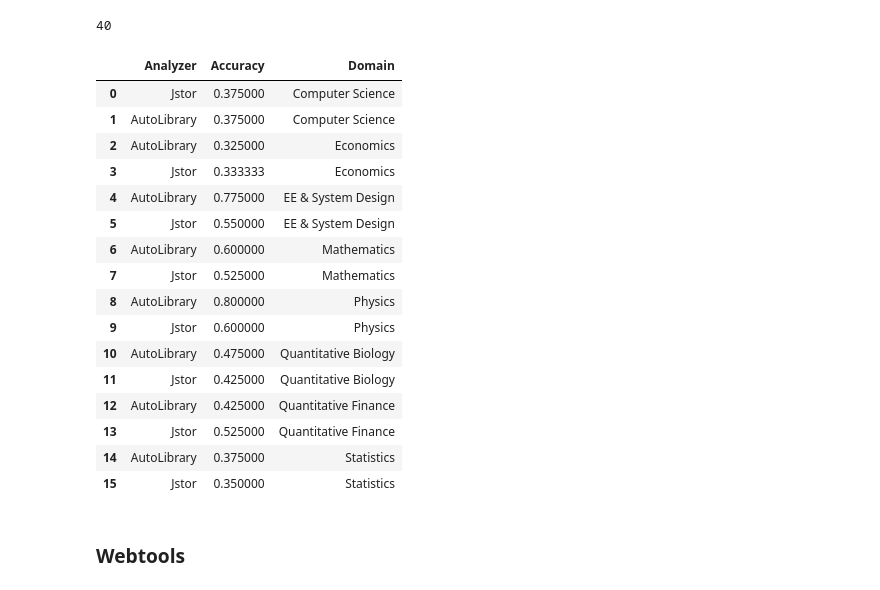
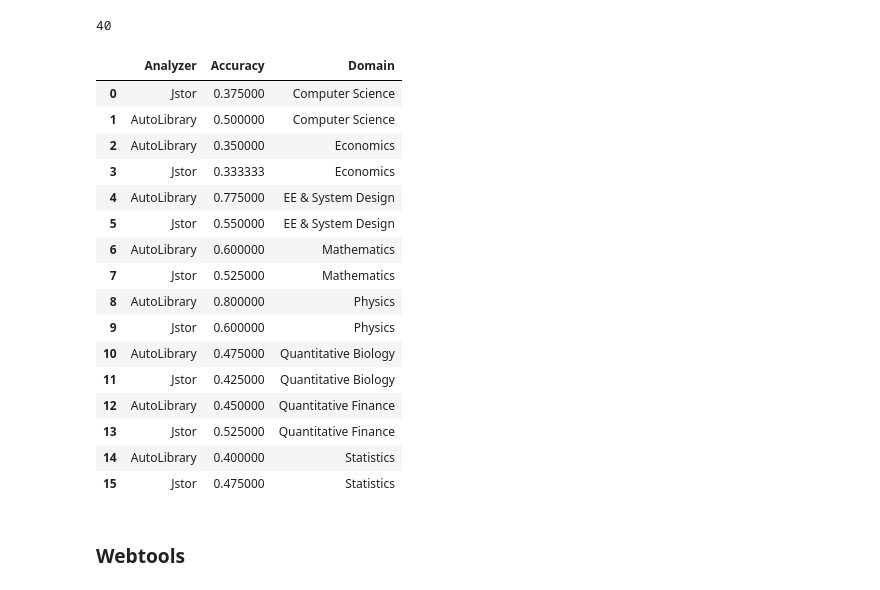
Before and after one commit to YichunRen/AutoLibrary-Scientific-Paper-Keywords-Extraction-, a Jupyter notebook: notebooks/Experiment.ipynb, the cells around one changed output. Cells and saved outputs as stored; diff of their text form; code cells hidden in the pictures.

```diff
--- a/notebooks/Experiment.ipynb
+++ b/notebooks/Experiment.ipynb
@@ -129,10 +129,10 @@ autophrase_cs_df.head(5)
 | 3 | machine learning | 0.833653 |
 | 4 | speech recognition | 0.684244 |
 # %%
-autophrase_cs_labels = [1, 1, 1, 1, 1, 0, 1, 1, 0, 0,
-                       0, 0, 1, 0, 0, 0, 1, 0, 0, 1,
-                       0, 0, 0, 1, 0, 1, 0, 1, 0, 0,
-                       0, 0, 0, 1, 0, 0, 0, 1, 0, 0]
+autophrase_cs_labels = [1, 1, 1, 1, 1, 0, 1, 1, 1, 0,
+                       0, 0, 1, 0, 1, 0, 1, 0, 1, 1,
+                       0, 0, 0, 1, 0, 1, 0, 1, 1, 0,
+                       0, 0, 1, 1, 0, 0, 0, 1, 0, 0]
 top40_acc_df = top40_acc_df.append({"Accuracy": np.mean(autophrase_cs_labels), "Analyzer": "AutoLibrary", "Domain": "Computer Science"}, ignore_index = True)
 top40_acc_df
 # %% [output]
@@ -273,7 +254,7 @@ autophrase_econ_df.head(5)
 | 3 | american | 0.513310 |
 | 4 | college | 0.500523 |
 # %%
-autophrase_econ_labels = [1, 1, 1, 0, 1, 0, 1, 0, 0, 0,
+autophrase_econ_labels = [1, 1, 1, 0, 1, 0, 1, 1, 0, 0,
                          0, 0, 0, 1, 1, 1, 0, 0, 0, 0,
                          0, 0, 0, 0, 0, 1, 0, 1, 0, 1,
                          0, 0, 0, 0, 0, 1, 0, 0, 0, 1]
@@ -1355,7 +1328,7 @@ autophrase_qfin_df.head()
 # %%
 autophrase_qfin_labels = [1, 1, 0, 1, 0, 1, 0, 1, 1, 1,
                          1, 1, 0, 0, 0, 1, 0, 0, 1, 1,
-                         0, 0, 1, 0, 0, 0, 0, 0, 0, 1,
+                         0, 0, 1, 0, 0, 0, 0, 1, 0, 1,
                          0, 1, 0, 0, 1, 0, 0, 1, 0, 0]
 top40_acc_df = top40_acc_df.append({"Accuracy": np.mean(autophrase_qfin_labels), "Analyzer": "AutoLibrary", "Domain": "Quantitative Finance"}, ignore_index = True)
 top40_acc_df
@@ -1597,7 +1578,7 @@ autophrase_stat_df.head()
 # %%
 autophrase_stat_labels = [0, 0, 0, 0, 0, 0, 0, 0, 0, 1,
                          1, 1, 0, 0, 0, 0, 1, 0, 0, 1,
-                         0, 1, 1, 0, 0, 0, 0, 1, 0, 1,
+                         0, 1, 1, 0, 0, 0, 1, 1, 0, 1,
                          1, 1, 0, 0, 0, 1, 0, 1, 1, 1]
 top40_acc_df = top40_acc_df.append({"Accuracy": np.mean(autophrase_stat_labels), "Analyzer": "AutoLibrary", "Domain": "Statistics"}, ignore_index = True)
 top40_acc_df
@@ -1689,17 +1670,17 @@ len(jstor_stat_phrases)
 # %% [output]
 40
 # %%
-jstor_stat_labels = [1, 0, 0, 1, 0, 0, 0, 0, 1, 0,
-                    0, 1, 0, 0, 1, 0, 1, 0, 1, 0,
+jstor_stat_labels = [1, 0, 1, 1, 0, 0, 0, 0, 1, 0,
+                    1, 1, 0, 0, 1, 0, 1, 0, 1, 0,
                     1, 0, 0, 0, 1, 0, 0, 1, 1, 1,
-                    0, 0, 0, 1, 0, 1, 0, 0, 0, 0]
+                    1, 0, 0, 1, 1, 1, 0, 0, 1, 0]
 top40_acc_df = top40_acc_df.append({"Accuracy": np.mean(jstor_stat_labels), "Analyzer": "Jstor", "Domain": "Statistics"}, ignore_index = True)
 top40_acc_df
 # %% [output]
 |  | Analyzer | Accuracy | Domain |
 | 0 | Jstor | 0.375000 | Computer Science |
-| 1 | AutoLibrary | 0.375000 | Computer Science |
-| 2 | AutoLibrary | 0.325000 | Economics |
+| 1 | AutoLibrary | 0.500000 | Computer Science |
+| 2 | AutoLibrary | 0.350000 | Economics |
 | 3 | Jstor | 0.333333 | Economics |
 | 4 | AutoLibrary | 0.775000 | EE & System Design |
 | 5 | Jstor | 0.550000 | EE & System Design |
@@ -1709,10 +1690,10 @@ top40_acc_df
 | 9 | Jstor | 0.600000 | Physics |
 | 10 | AutoLibrary | 0.475000 | Quantitative Biology |
 | 11 | Jstor | 0.425000 | Quantitative Biology |
-| 12 | AutoLibrary | 0.425000 | Quantitative Finance |
+| 12 | AutoLibrary | 0.450000 | Quantitative Finance |
 | 13 | Jstor | 0.525000 | Quantitative Finance |
-| 14 | AutoLibrary | 0.375000 | Statistics |
-| 15 | Jstor | 0.350000 | Statistics |
+| 14 | AutoLibrary | 0.400000 | Statistics |
+| 15 | Jstor | 0.475000 | Statistics |
 # %% [markdown]
 ### Webtools
 # %%
```
Also changed, not shown: parts of 47 cells of this notebook.
